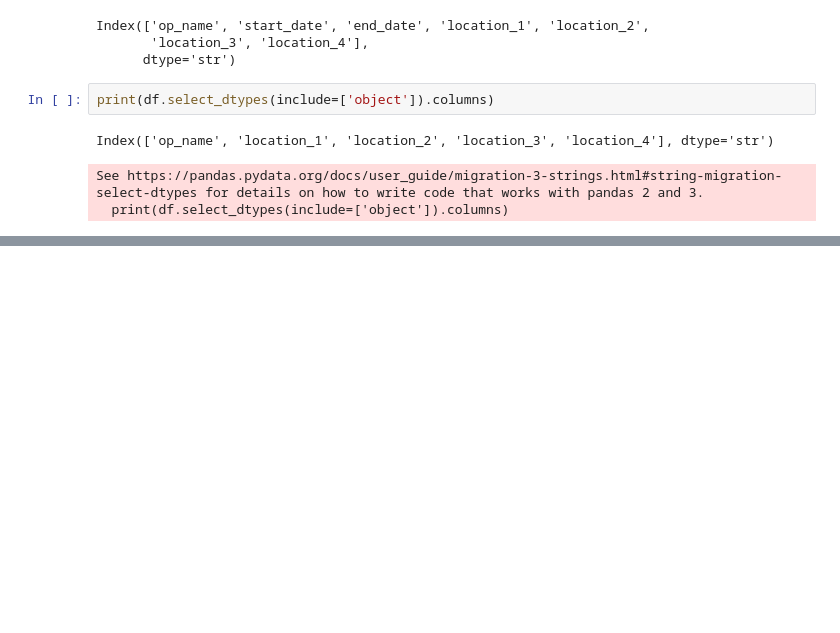
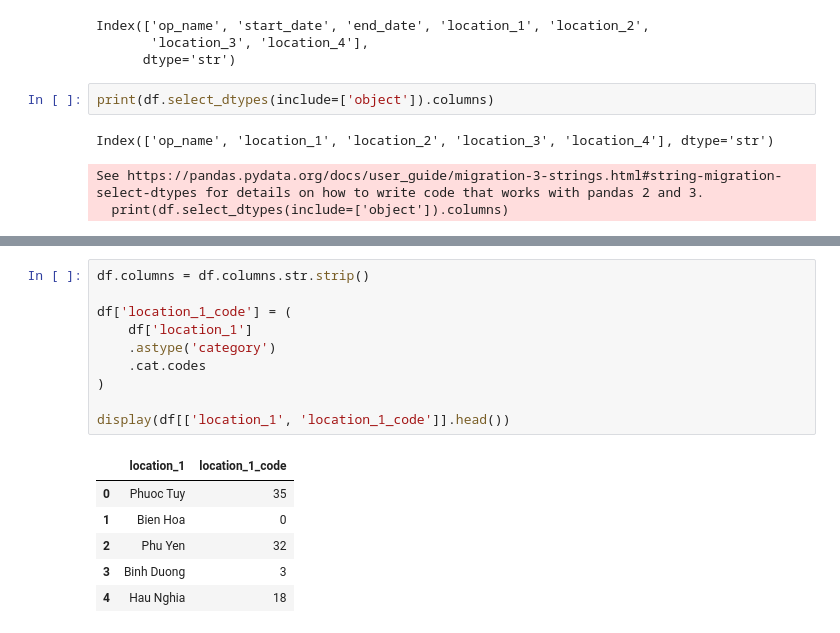
Before and after one commit to lotoslena-maker/Practica, a Jupyter notebook: Thema_3/p3_3/pr3_3.ipynb, the cells around one changed output, grey strips where cells are left out. Cells and saved outputs as stored; diff of their text form; blank space fills up the shorter version.

```diff
--- a/Thema_3/p3_3/pr3_3.ipynb
+++ b/Thema_3/p3_3/pr3_3.ipynb
@@ -79,0 +138,17 @@ IndentationError: unexpected indent (3430174594.py, line 2)
+# %%
+df.columns = df.columns.str.strip()
+
+df['location_1_code'] = (
+    df['location_1']
+    .astype('category')
+    .cat.codes
+)
+
+display(df[['location_1', 'location_1_code']].head())
+# %% [output]
+|  | location_1 | location_1_code |
+| 0 | Phuoc Tuy | 35 |
+| 1 | Bien Hoa | 0 |
+| 2 | Phu Yen | 32 |
+| 3 | Binh Duong | 3 |
+| 4 | Hau Nghia | 18 |
```
Also changed, not shown: parts of 36 cells of this notebook.
